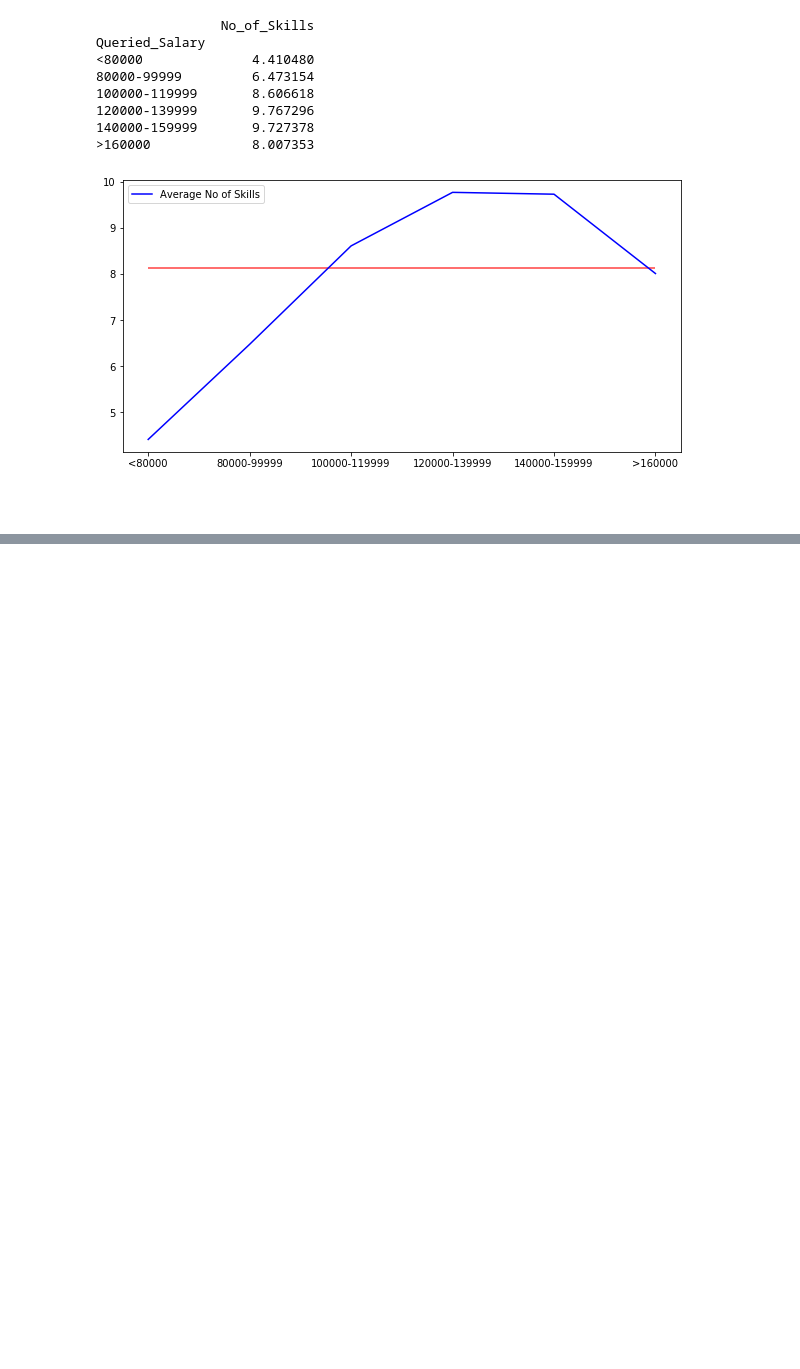
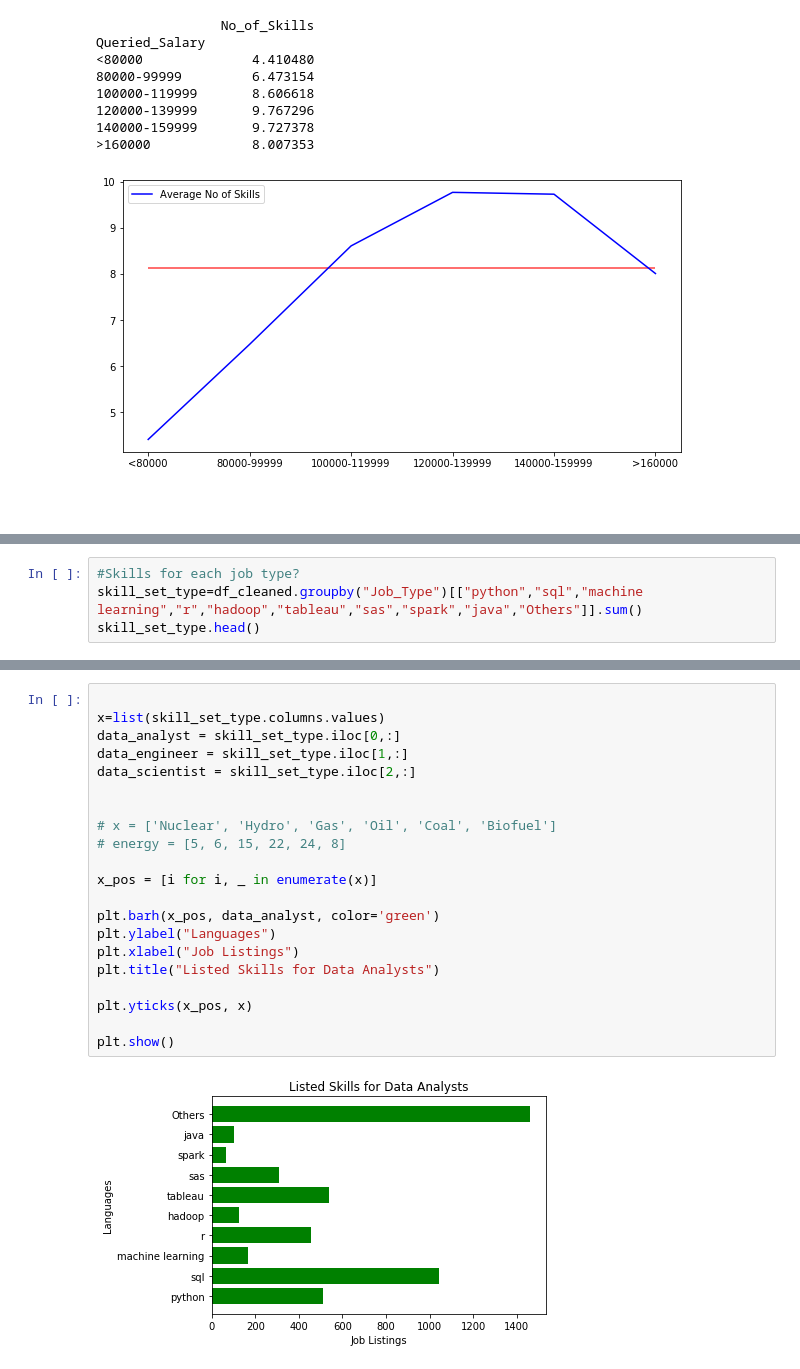
Before and after one commit to cce24/Project-1---Group-2, a Jupyter notebook: 02._Cleaning/Kevins_work.ipynb, the cells around one changed output, grey strips where cells are left out. Saved outputs shown, nothing was run; the diff lists cells and outputs as text; blank space fills up the shorter version.

```diff
--- a/02._Cleaning/Kevins_work.ipynb
+++ b/02._Cleaning/Kevins_work.ipynb
@@ -86,0 +115,4 @@ Queried_Salary
+# %%
+#Skills for each job type?
+skill_set_type=df_cleaned.groupby("Job_Type")[["python","sql","machine learning","r","hadoop","tableau","sas","spark","java","Others"]].sum()
+skill_set_type.head()
@@ -86,0 +125,23 @@ Queried_Salary
+# %%
+
+x=list(skill_set_type.columns.values)
+data_analyst = skill_set_type.iloc[0,:]
+data_engineer = skill_set_type.iloc[1,:]
+data_scientist = skill_set_type.iloc[2,:]
+
+
+# x = ['Nuclear', 'Hydro', 'Gas', 'Oil', 'Coal', 'Biofuel']
+# energy = [5, 6, 15, 22, 24, 8]
+
+x_pos = [i for i, _ in enumerate(x)]
+
+plt.barh(x_pos, data_analyst, color='green')
+plt.ylabel("Languages")
+plt.xlabel("Job Listings")
+plt.title("Listed Skills for Data Analysts")
+
+plt.yticks(x_pos, x)
+
+plt.show()
+# %% [output]
+[figure, added]
```
Also changed, not shown: parts of 4 cells of this notebook, 1 other file.
